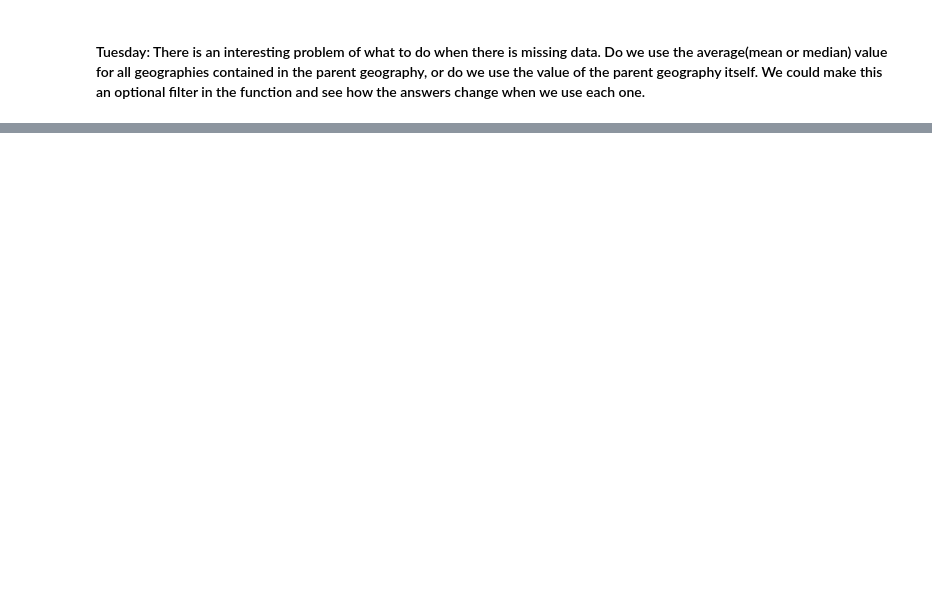
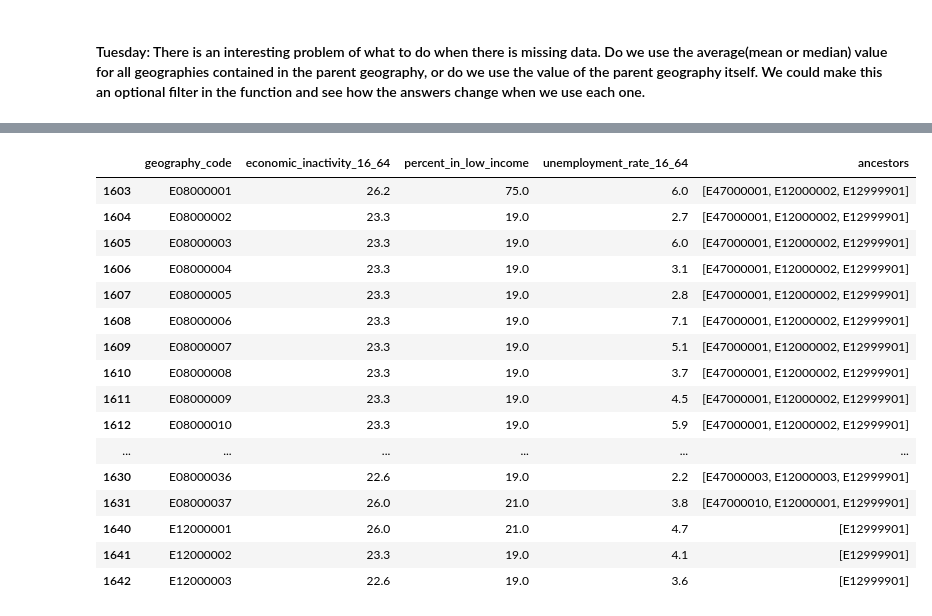
Before and after one commit to open-innovations/jrf-insight, a Jupyter notebook: playground/modelling/economic_insecurity.ipynb, the cells around one changed output, grey strips where cells are left out. Drawn from its saved outputs; the diff is of its cells as text; code cells hidden in the pictures; blank space fills up the shorter version.

```diff
--- a/playground/modelling/economic_insecurity.ipynb
+++ b/playground/modelling/economic_insecurity.ipynb
@@ -103,0 +121,36 @@ returned
+# %%
+data_copy = data.copy()
+for col in cols_to_norm:
+    na_rows = data_copy[data_copy.isnull().any(axis=1)]
+    for i, row in na_rows.iterrows():
+        for ancestor in row.ancestors:
+            #print(ancestor)
+            val = data_copy[data_copy.geography_code == ancestor][f'{col}']
+            if val.empty:
+                #print(f'No value for geography {ancestor}')
+                continue
+            else:
+                #print('found a value to use')
+                data_copy.at[i, f'{col}'] = val.iloc[0]
+                found = True
+            if found != True:
+                print(f'no data exists at any level for the measure: {col}')
+data_copy
+# %% [output]
+|  | geography_code | economic_inactivity_16_64 | percent_in_low_income | unemployment_rate_16_64 | ancestors |
+| 1603 | E08000001 | 26.2 | 75.0 | 6.0 | [E47000001, E12000002, E12999901] |
+| 1604 | E08000002 | 23.3 | 19.0 | 2.7 | [E47000001, E12000002, E12999901] |
+| 1605 | E08000003 | 23.3 | 19.0 | 6.0 | [E47000001, E12000002, E12999901] |
+| 1606 | E08000004 | 23.3 | 19.0 | 3.1 | [E47000001, E12000002, E12999901] |
+| 1607 | E08000005 | 23.3 | 19.0 | 2.8 | [E47000001, E12000002, E12999901] |
+| 1608 | E08000006 | 23.3 | 19.0 | 7.1 | [E47000001, E12000002, E12999901] |
+| 1609 | E08000007 | 23.3 | 19.0 | 5.1 | [E47000001, E12000002, E12999901] |
+| 1610 | E08000008 | 23.3 | 19.0 | 3.7 | [E47000001, E12000002, E12999901] |
+| 1611 | E08000009 | 23.3 | 19.0 | 4.5 | [E47000001, E12000002, E12999901] |
+| 1612 | E08000010 | 23.3 | 19.0 | 5.9 | [E47000001, E12000002, E12999901] |
+| ... | ... | ... | ... | ... | ... |
+| 1630 | E08000036 | 22.6 | 19.0 | 2.2 | [E47000003, E12000003, E12999901] |
+| 1631 | E08000037 | 26.0 | 21.0 | 3.8 | [E47000010, E12000001, E12999901] |
+| 1640 | E12000001 | 26.0 | 21.0 | 4.7 | [E12999901] |
+| 1641 | E12000002 | 23.3 | 19.0 | 4.1 | [E12999901] |
+| 1642 | E12000003 | 22.6 | 19.0 | 3.6 | [E12999901] |
```
Also changed, not shown: parts of 7 cells of this notebook, 6 other files.
